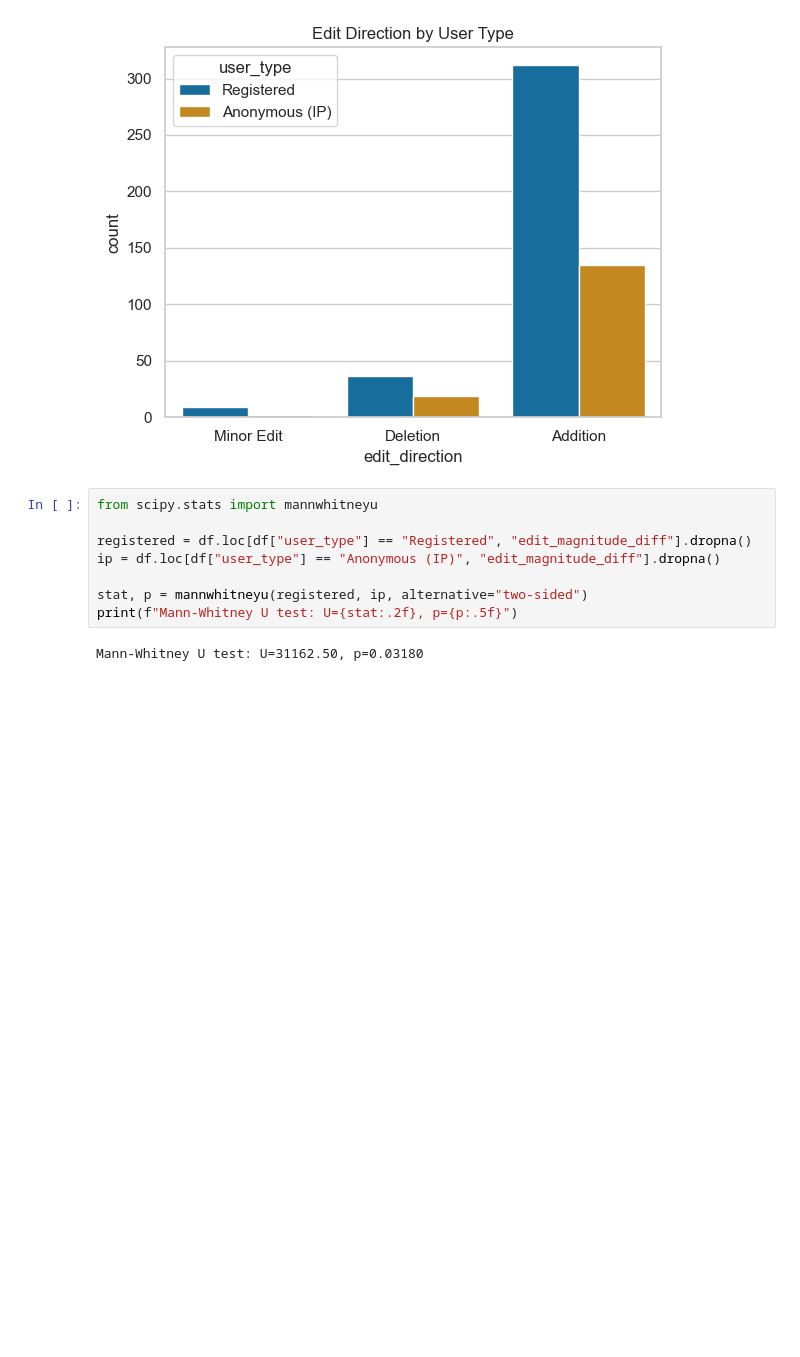
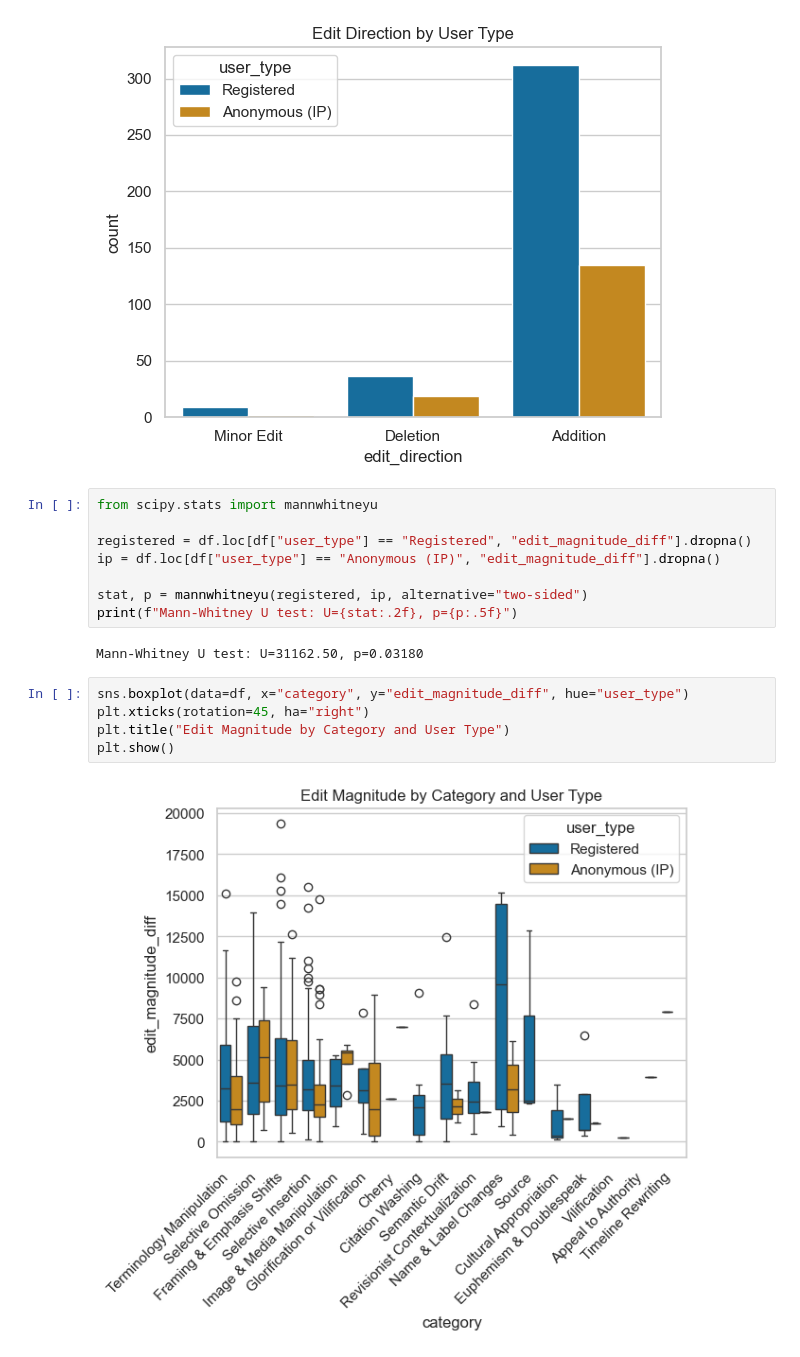
Before and after one commit to dh-epfl-students/dhlab-cultural-weaponisation-ukraine-benchmark, a Jupyter notebook: notebooks/maxime_fg_analysis.ipynb, the cells around one changed output. Cells and saved outputs as stored; diff of their text form; blank space fills up the shorter version.

```diff
--- a/notebooks/maxime_fg_analysis.ipynb
+++ b/notebooks/maxime_fg_analysis.ipynb
@@ -234,3 +234,10 @@ stat, p = mannwhitneyu(registered, ip, alternative="two-sided")
 print(f"Mann-Whitney U test: U={stat:.2f}, p={p:.5f}")
 # %% [output]
 Mann-Whitney U test: U=31162.50, p=0.03180
+# %%
+sns.boxplot(data=df, x="category", y="edit_magnitude_diff", hue="user_type")
+plt.xticks(rotation=45, ha="right")
+plt.title("Edit Magnitude by Category and User Type")
+plt.show()
+# %% [output]
+[figure, added]
```
Also changed, not shown: 1 other file.
